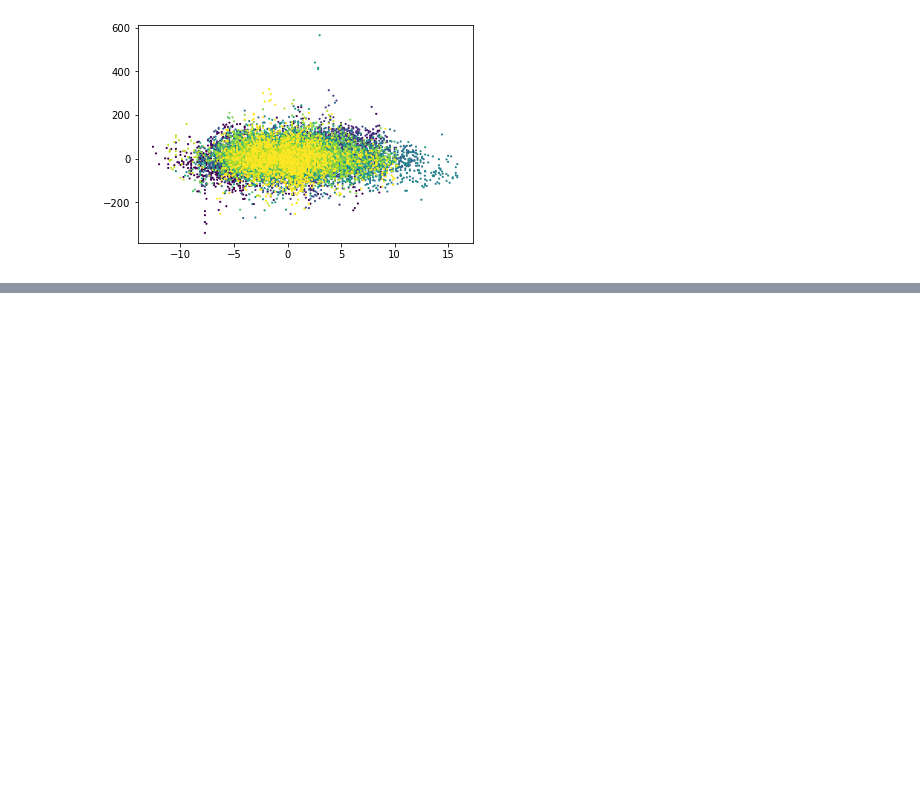
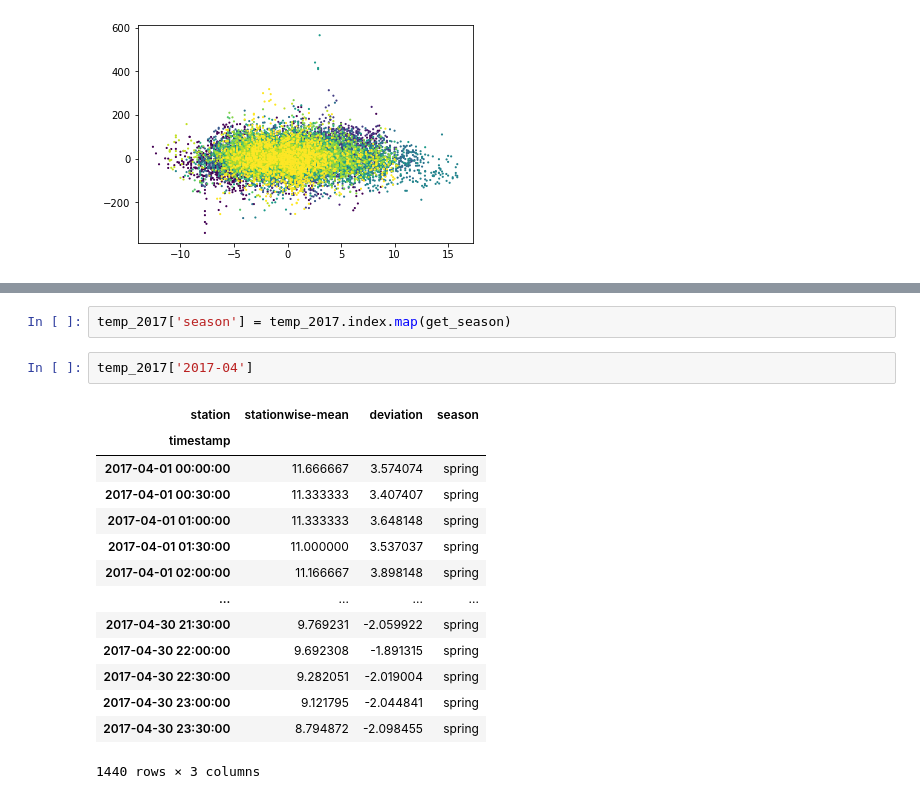
Before and after one commit to camilo-s/Aufgabe, a Jupyter notebook: aufgabe_draft.ipynb, the cells around one changed output, grey strips where cells are left out. Saved outputs shown, nothing was run; the diff lists cells and outputs as text; blank space fills up the shorter version.

```diff
--- a/aufgabe_draft.ipynb
+++ b/aufgabe_draft.ipynb
@@ -989,0 +1053,19 @@ plt.scatter(paris_temp['deviation'], dev_2017_half['quantity'], s=5, c=paris_tem
+# %%
+temp_2017['season'] = temp_2017.index.map(get_season)
+# %%
+temp_2017['2017-04']
+# %% [output]
+| station | stationwise-mean | deviation | season |
+| timestamp |  |  |  |
+| 2017-04-01 00:00:00 | 11.666667 | 3.574074 | spring |
+| 2017-04-01 00:30:00 | 11.333333 | 3.407407 | spring |
+| 2017-04-01 01:00:00 | 11.333333 | 3.648148 | spring |
+| 2017-04-01 01:30:00 | 11.000000 | 3.537037 | spring |
+| 2017-04-01 02:00:00 | 11.166667 | 3.898148 | spring |
+| ... | ... | ... | ... |
+| 2017-04-30 21:30:00 | 9.769231 | -2.059922 | spring |
+| 2017-04-30 22:00:00 | 9.692308 | -1.891315 | spring |
+| 2017-04-30 22:30:00 | 9.282051 | -2.019004 | spring |
+| 2017-04-30 23:00:00 | 9.121795 | -2.044841 | spring |
+| 2017-04-30 23:30:00 | 8.794872 | -2.098455 | spring |
+1440 rows × 3 columns
```
Also changed, not shown: parts of 7 cells of this notebook.
